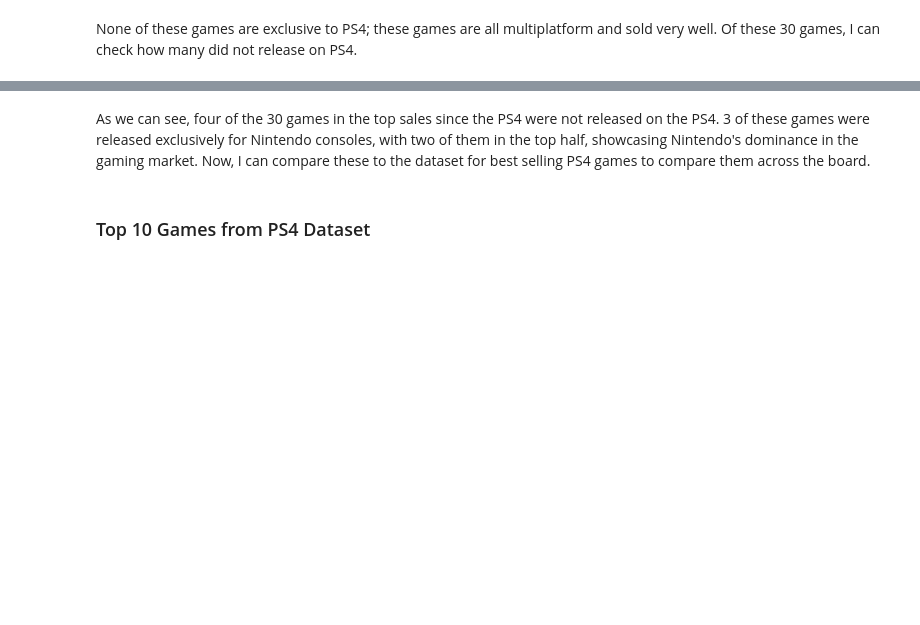
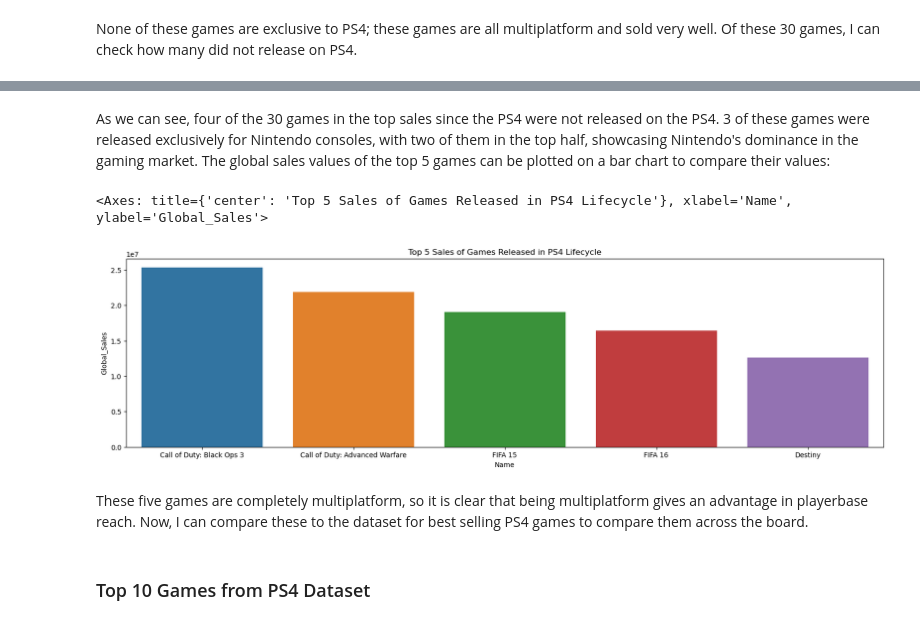
Before and after one commit to Rayan-Arshed/Data-Pipeline-Assessment-Video-Game-Data, a Jupyter notebook: Data-Pipeline-Assessment.ipynb, the cells around one changed output, grey strips where cells are left out. Drawn from its saved outputs; the diff is of its cells as text; code cells hidden in the pictures; blank space fills up the shorter version.

```diff
--- a/Data-Pipeline-Assessment.ipynb
+++ b/Data-Pipeline-Assessment.ipynb
@@ -1072,8 +1072,21 @@ df_subset[~df_subset["Platforms"].str.contains("PS4")]
 | 8 | 7240 | 50 | Pokemon Omega Ruby/Pokemon Alpha ... | 2014.0 | Role-Playing | Nintendo | 4230000.0 | 3370000.0 | 3080000.0 | 650000.0 | ... |
 | 16 | 5491 | 109 | Mario Kart 8 | 2014.0 | Racing | Nintendo | 3130000.0 | 2070000.0 | 1270000.0 | 490000.0 | ... |
 | 25 | 10094 | 495 | Titanfall | 2014.0 | Shooter | Electronic Arts | 2920000.0 | 1480000.0 | 60000.0 | 400000.0 | ... |
+# %% [markdown]
+As we can see, four of the 30 games in the top sales since the PS4 were not released on the PS4. 3 of these games were released exclusively for Nintendo consoles, with two of them in the top half, showcasing Nintendo's dominance in the gaming market. The global sales values of the top 5 games can be plotted on a bar chart to compare their values:
+# %%
+# Bar Chart to show top 5 games released in the PS4 Lifecycle
+plt.figure(figsize=(20,5))
+plt.title("Top 5 Sales of Games Released in PS4 Lifecycle")
+sns.barplot(x = "Name",
+            y = "Global_Sales",
+            data = df_subset.head(5)
+           )
+# %% [output]
+<Axes: title={'center': 'Top 5 Sales of Games Released in PS4 Lifecycle'}, xlabel='Name', ylabel='Global_Sales'>
+[figure, added]
 # %% [markdown]
-As we can see, four of the 30 games in the top sales since the PS4 were not released on the PS4. 3 of these games were released exclusively for Nintendo consoles, with two of them in the top half, showcasing Nintendo's dominance in the gaming market. Now, I can compare these to the dataset for best selling PS4 games to compare them across the board.
+These five games are completely multiplatform, so it is clear that being multiplatform gives an advantage in playerbase reach. Now, I can compare these to the dataset for best selling PS4 games to compare them across the board.
 # %% [markdown]
 ### Top 10 Games from PS4 Dataset
 # %%
```
Also changed, not shown: parts of 6 cells of this notebook.
